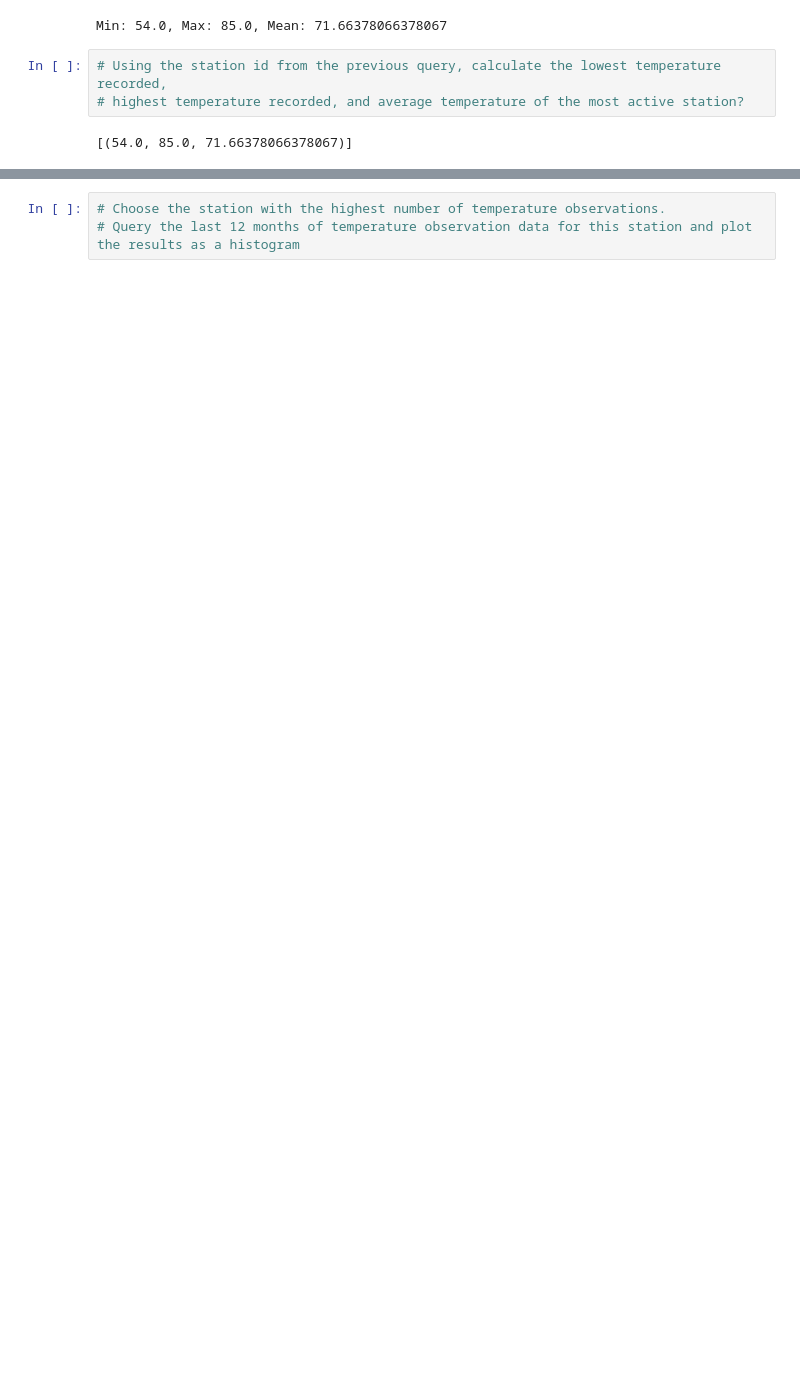
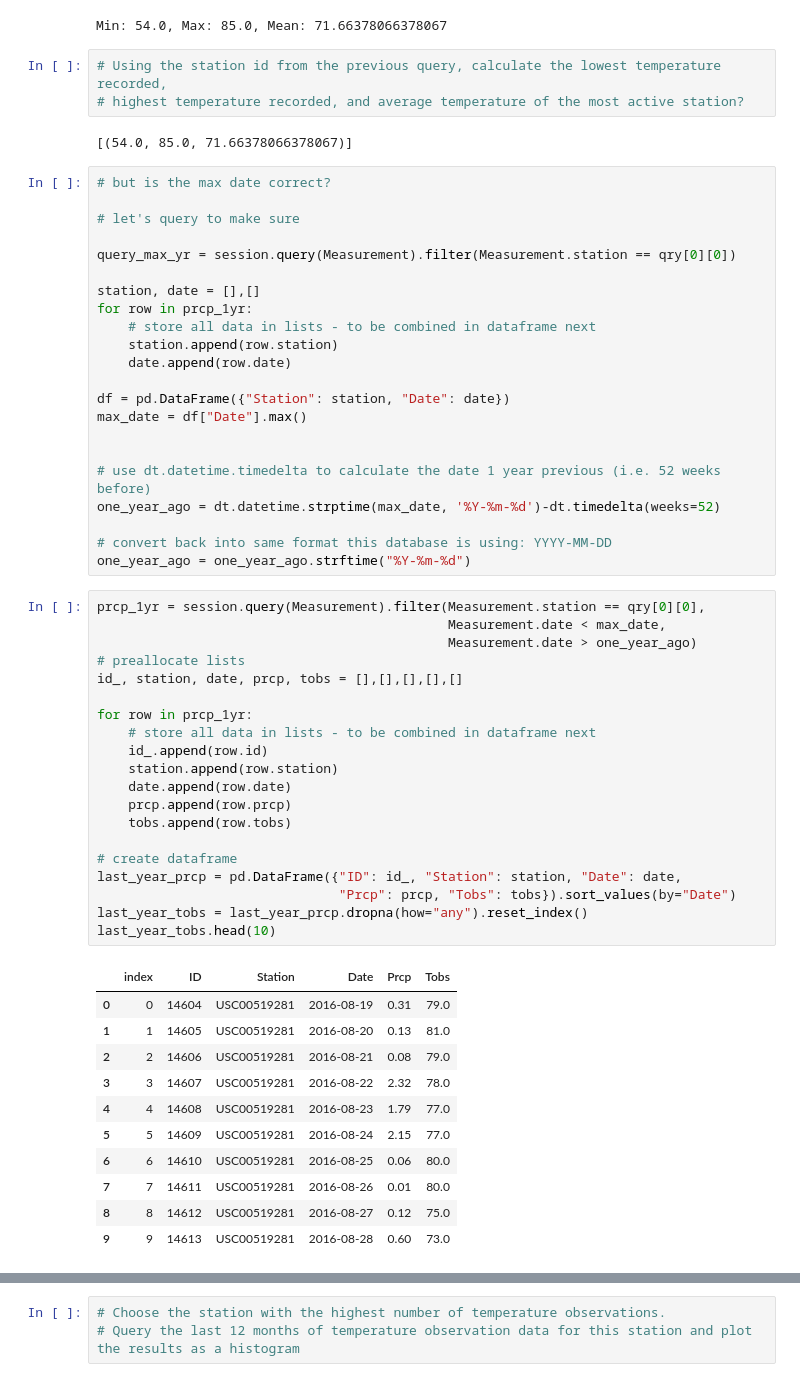
Before and after one commit to mrichtmyer/sqlalchemy-challenge, a Jupyter notebook: climate_starter.ipynb, the cells around one changed output, grey strips where cells are left out. Cells and saved outputs as stored; diff of their text form; blank space fills up the shorter version.

```diff
--- a/climate_starter.ipynb
+++ b/climate_starter.ipynb
@@ -245,3 +250,57 @@ Min: 54.0, Max: 85.0, Mean: 71.66378066378067
 # highest temperature recorded, and average temperature of the most active station?
 # %% [output]
 [(54.0, 85.0, 71.66378066378067)]
+# %%
+# but is the max date correct?
+
+# let's query to make sure
+
+query_max_yr = session.query(Measurement).filter(Measurement.station == qry[0][0])
+
+station, date = [],[]
+for row in prcp_1yr:
+    # store all data in lists - to be combined in dataframe next
+    station.append(row.station)
+    date.append(row.date)
+
+df = pd.DataFrame({"Station": station, "Date": date})
+max_date = df["Date"].max()
+
+
+# use dt.datetime.timedelta to calculate the date 1 year previous (i.e. 52 weeks before)
+one_year_ago = dt.datetime.strptime(max_date, '%Y-%m-%d')-dt.timedelta(weeks=52)
+
+# convert back into same format this database is using: YYYY-MM-DD
+one_year_ago = one_year_ago.strftime("%Y-%m-%d")
+# %%
+prcp_1yr = session.query(Measurement).filter(Measurement.station == qry[0][0],
+                                             Measurement.date < max_date,
+                                             Measurement.date > one_year_ago)
+# preallocate lists
+id_, station, date, prcp, tobs = [],[],[],[],[]
+
+for row in prcp_1yr:
+    # store all data in lists - to be combined in dataframe next
+    id_.append(row.id)
+    station.append(row.station)
+    date.append(row.date)
+    prcp.append(row.prcp)
+    tobs.append(row.tobs)
+
+# create dataframe
+last_year_prcp = pd.DataFrame({"ID": id_, "Station": station, "Date": date,
+                               "Prcp": prcp, "Tobs": tobs}).sort_values(by="Date")
+last_year_tobs = last_year_prcp.dropna(how="any").reset_index()
+last_year_tobs.head(10)
+# %% [output]
+|  | index | ID | Station | Date | Prcp | Tobs |
+| 0 | 0 | 14604 | USC00519281 | 2016-08-19 | 0.31 | 79.0 |
+| 1 | 1 | 14605 | USC00519281 | 2016-08-20 | 0.13 | 81.0 |
+| 2 | 2 | 14606 | USC00519281 | 2016-08-21 | 0.08 | 79.0 |
+| 3 | 3 | 14607 | USC00519281 | 2016-08-22 | 2.32 | 78.0 |
+| 4 | 4 | 14608 | USC00519281 | 2016-08-23 | 1.79 | 77.0 |
+| 5 | 5 | 14609 | USC00519281 | 2016-08-24 | 2.15 | 77.0 |
+| 6 | 6 | 14610 | USC00519281 | 2016-08-25 | 0.06 | 80.0 |
+| 7 | 7 | 14611 | USC00519281 | 2016-08-26 | 0.01 | 80.0 |
+| 8 | 8 | 14612 | USC00519281 | 2016-08-27 | 0.12 | 75.0 |
+| 9 | 9 | 14613 | USC00519281 | 2016-08-28 | 0.60 | 73.0 |
```
Also changed, not shown: parts of 5 cells of this notebook.
